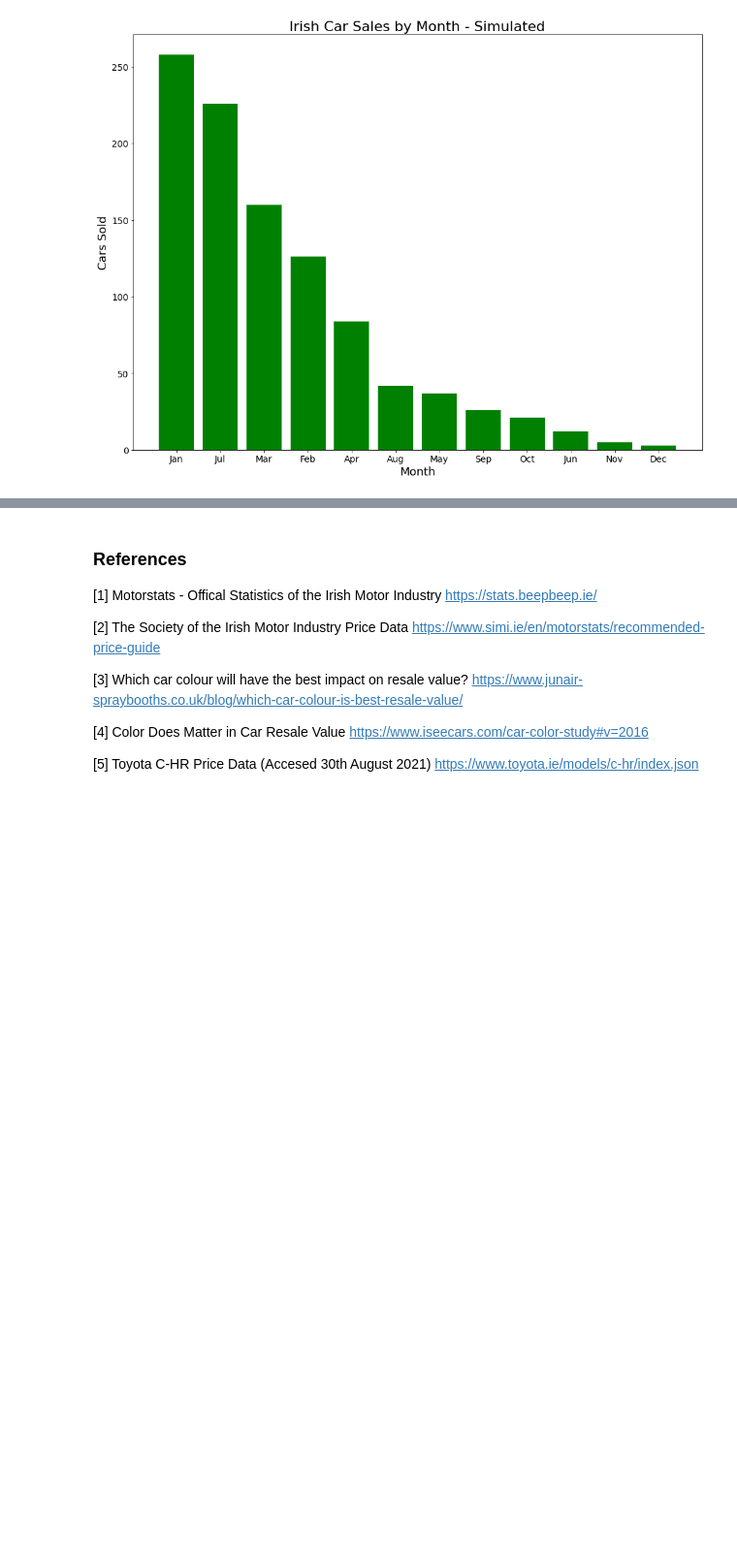
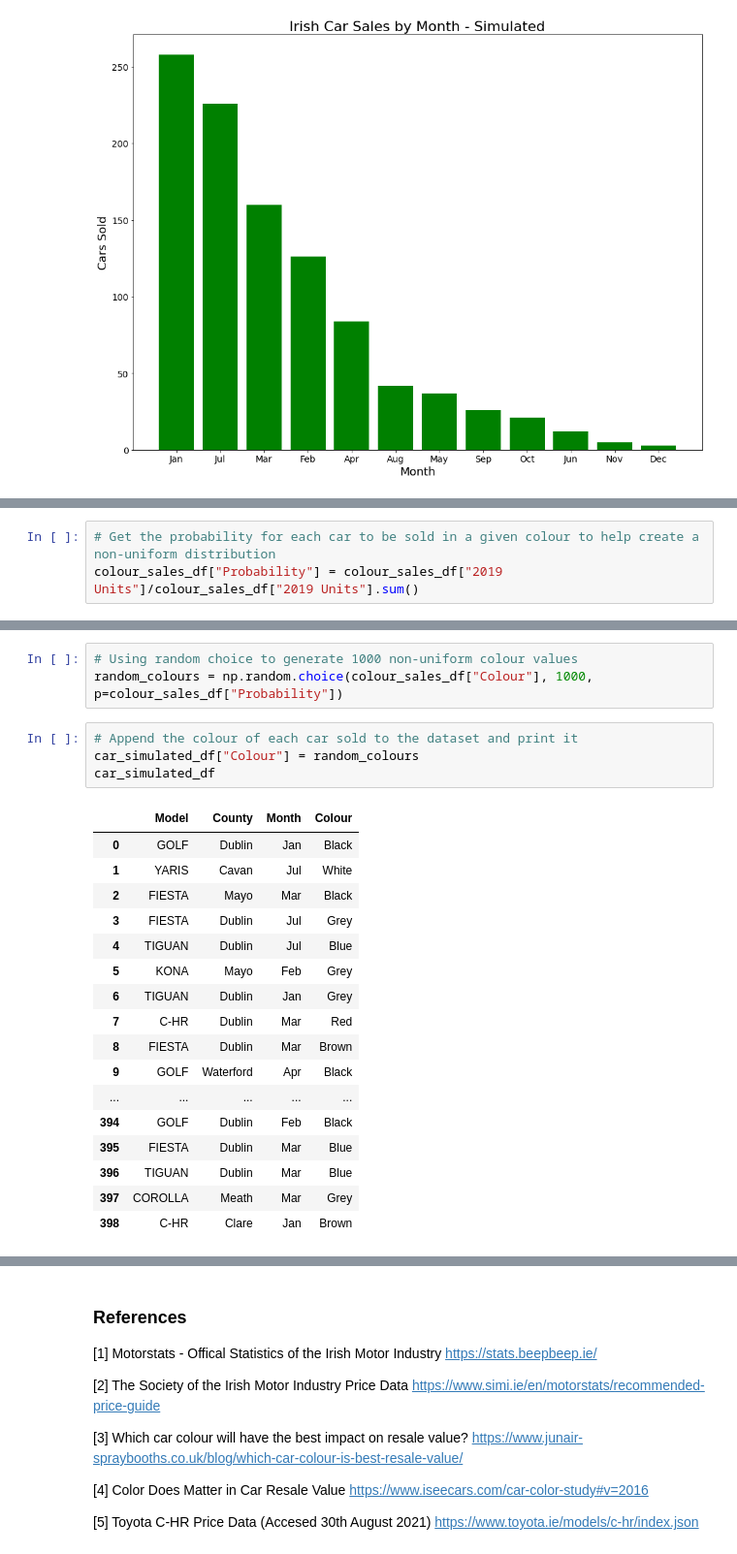
Before and after one commit to danielmccallion/Programming_for_Data_Analysis-Project, a Jupyter notebook: Project.ipynb, the cells around one changed output, grey strips where cells are left out. Shown at 97% size. Cells and saved outputs as stored; diff of their text form; blank space fills up the shorter version.

Commit message:
Simulated dataset added to with non-uniform colour variable.

```diff
--- a/Project.ipynb
+++ b/Project.ipynb
@@ -629,0 +632,3 @@ Text(0.5, 1.0, 'Irish Car Sales by Month - Simulated')
+# %%
+# Get the probability for each car to be sold in a given colour to help create a non-uniform distribution
+colour_sales_df["Probability"] = colour_sales_df["2019 Units"]/colour_sales_df["2019 Units"].sum()
@@ -629,0 +649,25 @@ Text(0.5, 1.0, 'Irish Car Sales by Month - Simulated')
+# %%
+# Using random choice to generate 1000 non-uniform colour values
+random_colours = np.random.choice(colour_sales_df["Colour"], 1000, p=colour_sales_df["Probability"])
+# %%
+# Append the colour of each car sold to the dataset and print it
+car_simulated_df["Colour"] = random_colours
+car_simulated_df
+# %% [output]
+|  | Model | County | Month | Colour |
+| 0 | GOLF | Dublin | Jan | Black |
+| 1 | YARIS | Cavan | Jul | White |
+| 2 | FIESTA | Mayo | Mar | Black |
+| 3 | FIESTA | Dublin | Jul | Grey |
+| 4 | TIGUAN | Dublin | Jul | Blue |
+| 5 | KONA | Mayo | Feb | Grey |
+| 6 | TIGUAN | Dublin | Jan | Grey |
+| 7 | C-HR | Dublin | Mar | Red |
+| 8 | FIESTA | Dublin | Mar | Brown |
+| 9 | GOLF | Waterford | Apr | Black |
+| ... | ... | ... | ... | ... |
+| 394 | GOLF | Dublin | Feb | Black |
+| 395 | FIESTA | Dublin | Mar | Blue |
+| 396 | TIGUAN | Dublin | Mar | Blue |
+| 397 | COROLLA | Meath | Mar | Grey |
+| 398 | C-HR | Clare | Jan | Brown |
```
Also changed, not shown: parts of 4 cells of this notebook.
